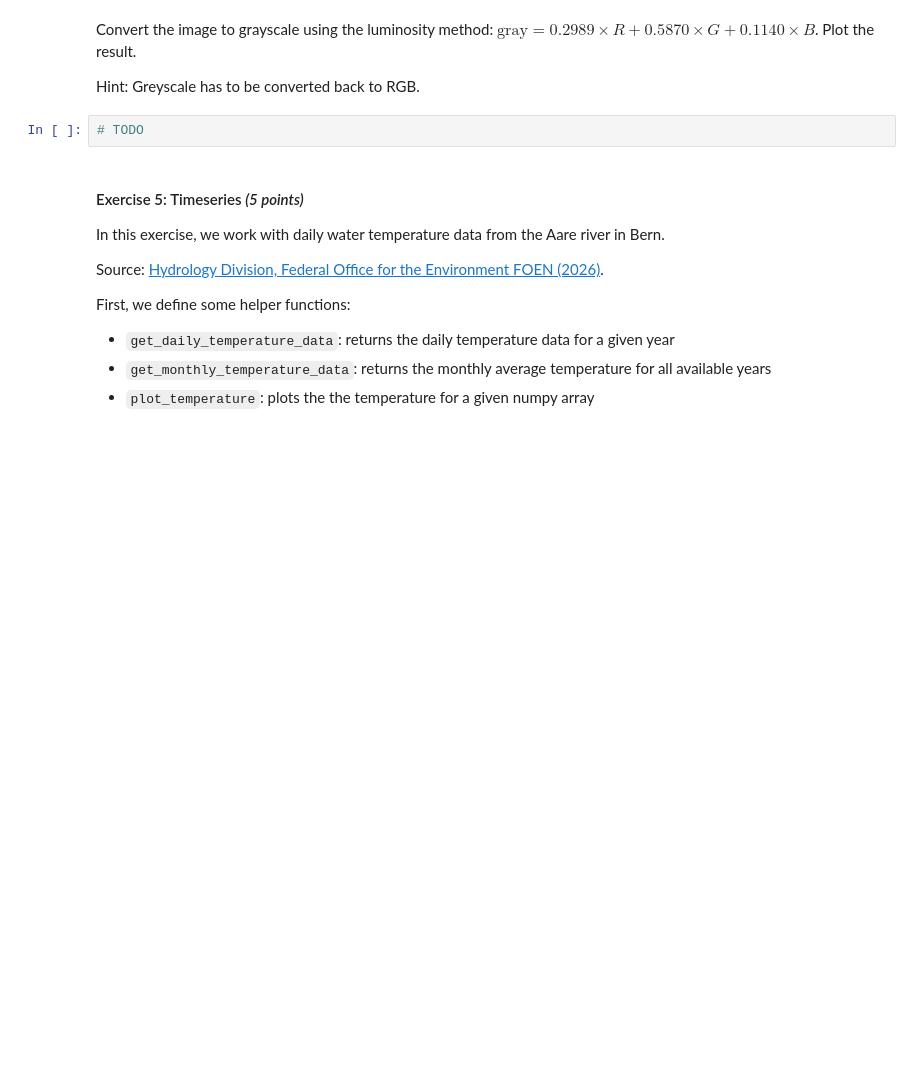
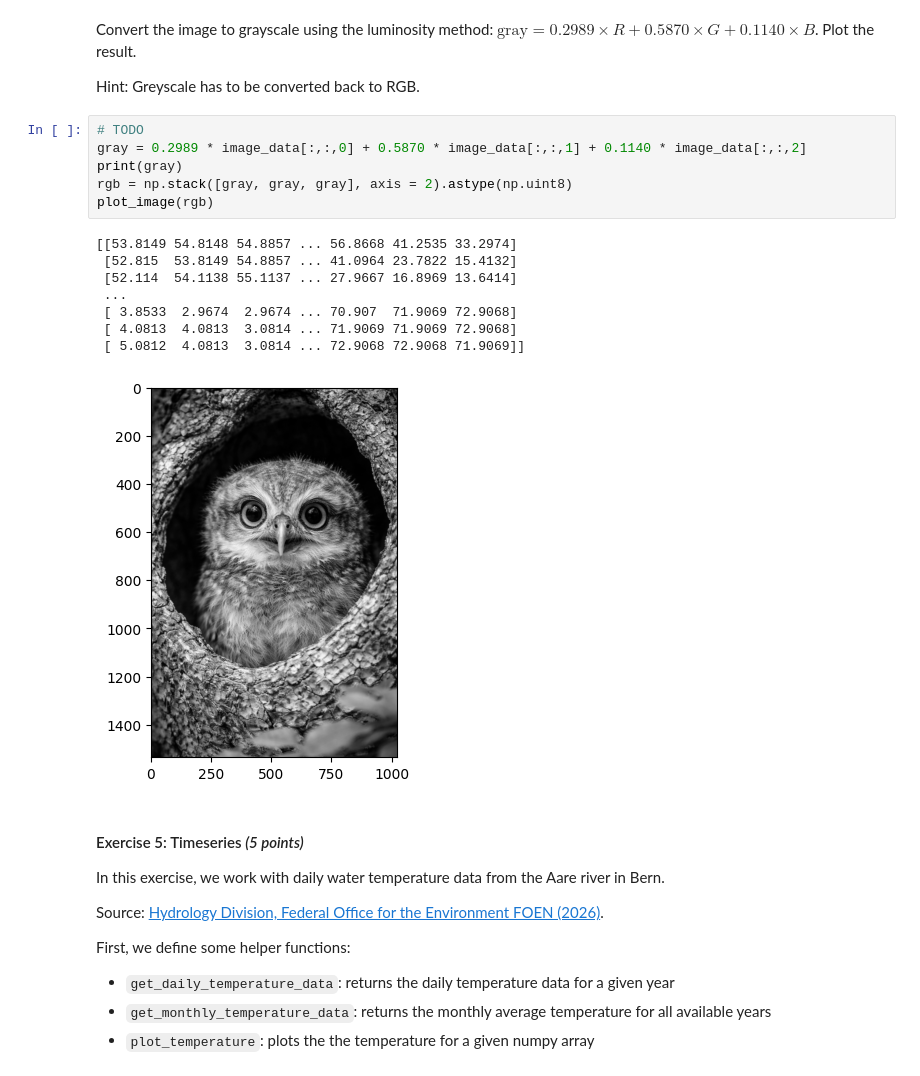
Before and after one commit to andymucyo-ops/Advanced_python_SS2026, a Jupyter notebook: assignments/Assignment03.ipynb, the cells around one changed output. Drawn from its saved outputs; the diff is of its cells as text; blank space fills up the shorter version.

```diff
--- a/assignments/Assignment03.ipynb
+++ b/assignments/Assignment03.ipynb
@@ -136,6 +163,19 @@ Convert the image to grayscale using the luminosity method: $\text{gray} = 0.298
 Hint: Greyscale has to be converted back to RGB.
 # %%
 # TODO
+gray = 0.2989 * image_data[:,:,0] + 0.5870 * image_data[:,:,1] + 0.1140 * image_data[:,:,2]
+print(gray)
+rgb = np.stack([gray, gray, gray], axis = 2).astype(np.uint8)
+plot_image(rgb)
+# %% [output]
+[[53.8149 54.8148 54.8857 ... 56.8668 41.2535 33.2974]
+ [52.815  53.8149 54.8857 ... 41.0964 23.7822 15.4132]
+ [52.114  54.1138 55.1137 ... 27.9667 16.8969 13.6414]
+ ...
+ [ 3.8533  2.9674  2.9674 ... 70.907  71.9069 72.9068]
+ [ 4.0813  4.0813  3.0814 ... 71.9069 71.9069 72.9068]
+ [ 5.0812  4.0813  3.0814 ... 72.9068 72.9068 71.9069]]
+[figure, added]
 # %% [markdown]
 #### Exercise 5: Timeseries *(5 points)*
 
```
Also changed, not shown: parts of 7 cells of this notebook.
